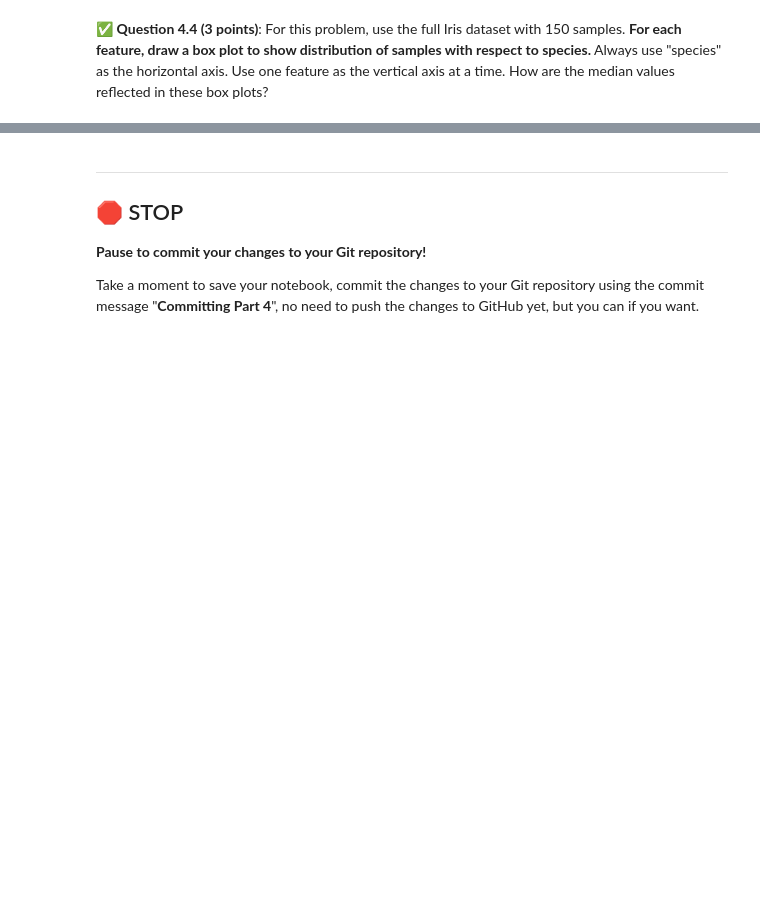
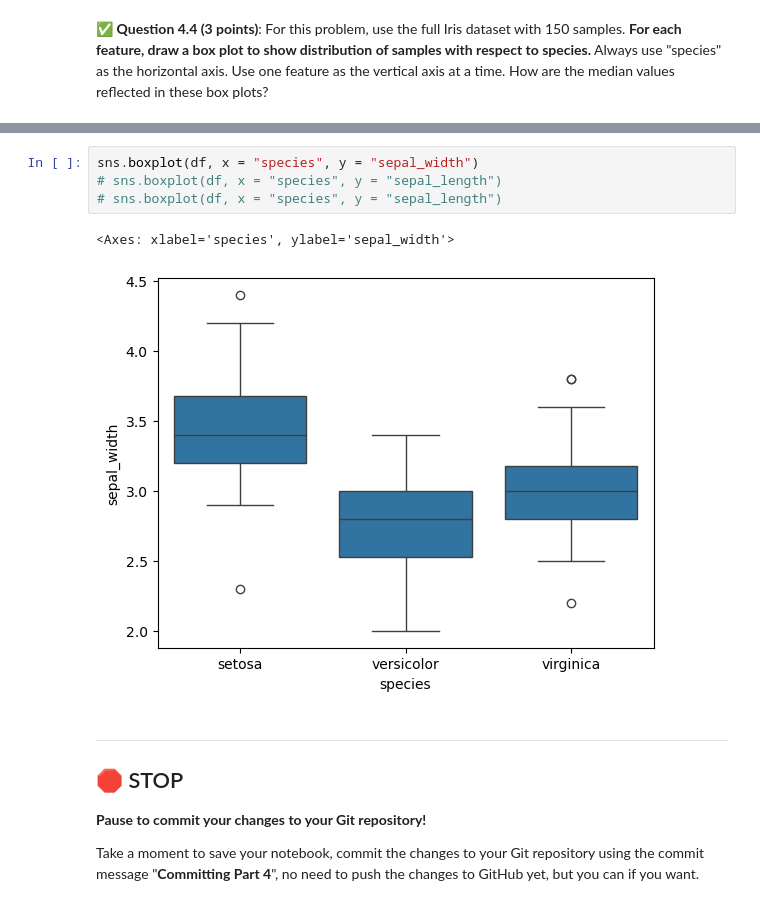
Before and after one commit to Jacob-Gross04/cmse202-s24-turnin, a Jupyter notebook: HW01/HW-01_GitPracticeDebuggingPythonPackagesAndClasses-STUDENT (1) (1).ipynb, the cells around one changed output, grey strips where cells are left out. Drawn from its saved outputs; the diff is of its cells as text; blank space fills up the shorter version.

```diff
--- a/HW01/HW-01_GitPracticeDebuggingPythonPackagesAndClasses-STUDENT (1) (1).ipynb
+++ b/HW01/HW-01_GitPracticeDebuggingPythonPackagesAndClasses-STUDENT (1) (1).ipynb
@@ -456,3 +495,10 @@ If you do already have it installed, what command did you use to install it?
+# %%
+sns.boxplot(df, x = "species", y = "sepal_width")
+# sns.boxplot(df, x = "species", y = "sepal_length")
+# sns.boxplot(df, x = "species", y = "sepal_length")
+# %% [output]
+<Axes: xlabel='species', ylabel='sepal_width'>
+[figure, added]
 # %% [markdown]
 ---
 ## &#128721; STOP
```
Also changed, not shown: parts of 15 cells of this notebook.
